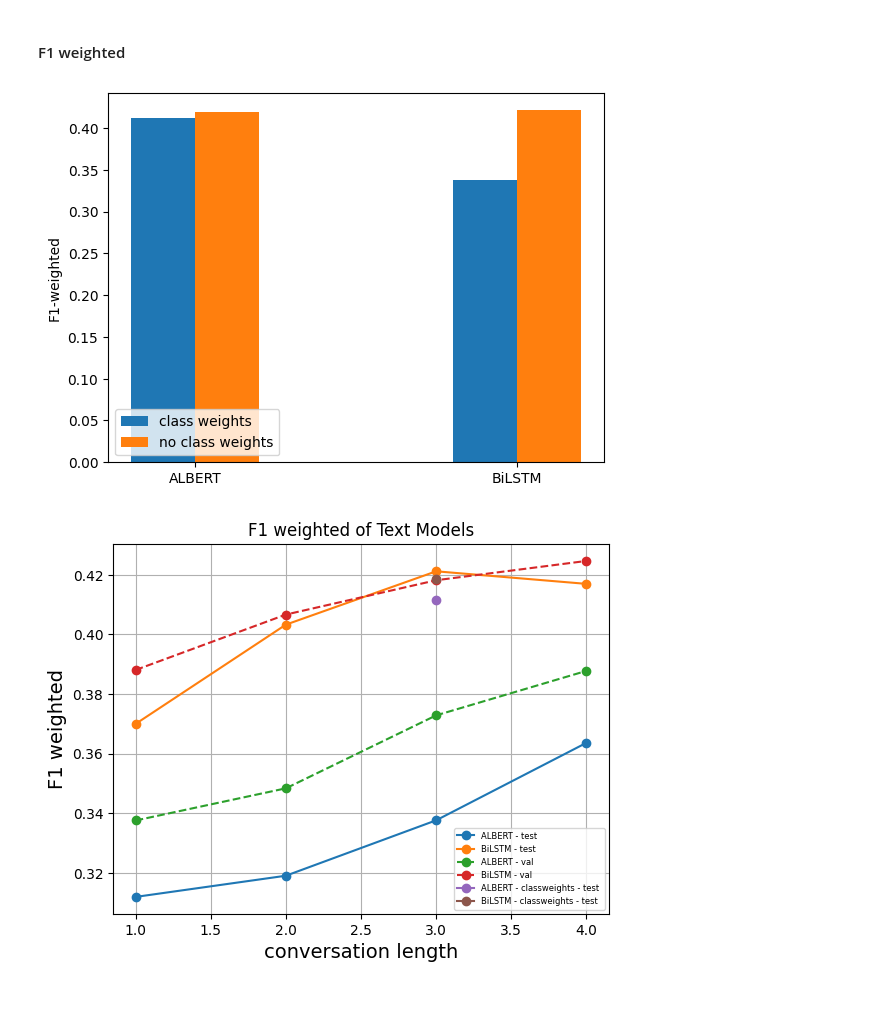
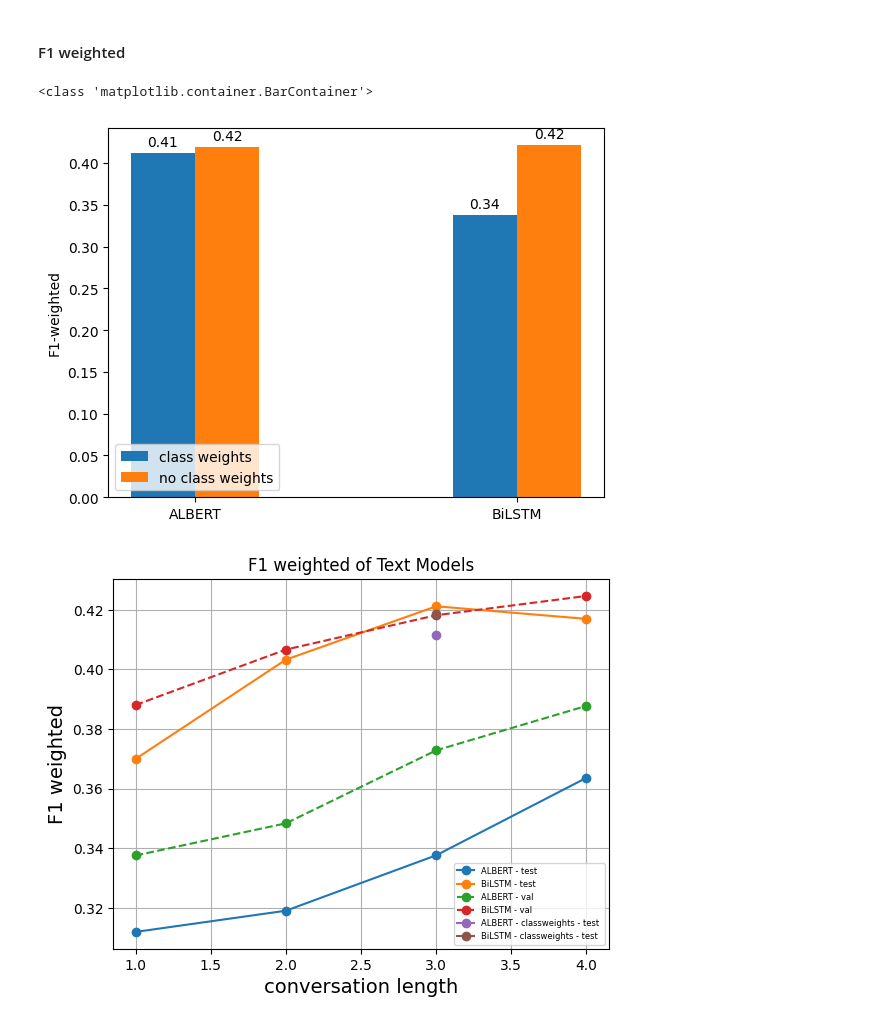
Before and after one commit to eskinderit/A-comparison-of-small-and-large-uni-multi-modal-language-models-for-sentiment-analysis-, a Jupyter notebook: Result Visualization.ipynb, the cells around one changed output. Saved outputs shown, nothing was run; the diff lists cells and outputs as text; code cells hidden in the pictures.

```diff
--- a/Result Visualization.ipynb
+++ b/Result Visualization.ipynb
@@ -117,24 +118,37 @@ the effect of the usage of class weighting generally improves the performance: t
 # %%
 
 models = ['ALBERT', 'BiLSTM']
 X_axis = np.arange(len(models))
 
 albert_f1_avg = np.average([i.test_f1_weighted for i in albert_results_classweight])
 albert_classweight_f1_avg = np.average([i[2].test_f1_weighted for i in albert_results])
 bilstm_f1_avg = np.average([i.test_f1_weighted for i in text_bilstm_results_classweight])
 bilstm_classweight_f1_avg = np.average([i[2].test_f1_weighted for i in text_bilstm_results])
 
-plt.bar(X_axis-0.1, [albert_f1_avg, albert_classweight_f1_avg], 0.2, label = 'class weights')
-plt.bar(X_axis+0.1, [bilstm_f1_avg,bilstm_classweight_f1_avg], 0.2, label = 'no class weights')
+rects_1 = plt.bar(X_axis-0.1, [albert_f1_avg, albert_classweight_f1_avg], 0.2, label = 'class weights')
+rects_2 = plt.bar(X_axis+0.1, [bilstm_f1_avg,bilstm_classweight_f1_avg], 0.2, label = 'no class weights')
 
+def autolabel(rects):
+    """Attach a text label above each bar in *rects*, displaying its height."""
+    for rect in rects:
+        height = rect.get_height()
+        plt.annotate('{}'.format(np.round(height,2)),
+                    xy=(rect.get_x() + rect.get_width() / 2, height),
+                    xytext=(0, 3),  # 3 points vertical offset
+                    textcoords="offset points",
+                    ha='center', va='bottom')
+
+autolabel(rects_1)
+autolabel(rects_2)
+print(type(rects_1))
 plt.xticks(X_axis, models)
-plt.xlabel("")
 plt.ylabel("F1-weighted")
 plt.title(f"")
 plt.legend( loc='lower left')
 plt.show()
 # %% [output]
+<class 'matplotlib.container.BarContainer'>
-[figure, old version]
+[figure, new version]
 # %%
 albert_f1_weighted_test = np.average([[i.test_f1_weighted for i in j] for j in albert_results], axis=0)
 text_bilstm_f1_weighted_test = np.average([[i.test_f1_weighted for i in j] for j in text_bilstm_results], axis=0)
```
Also changed, not shown: parts of 14 cells of this notebook.
